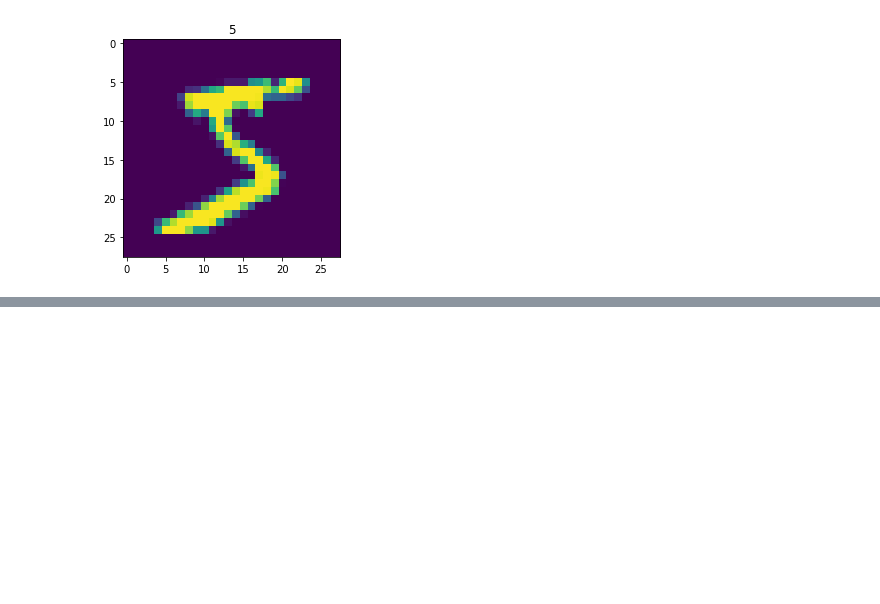
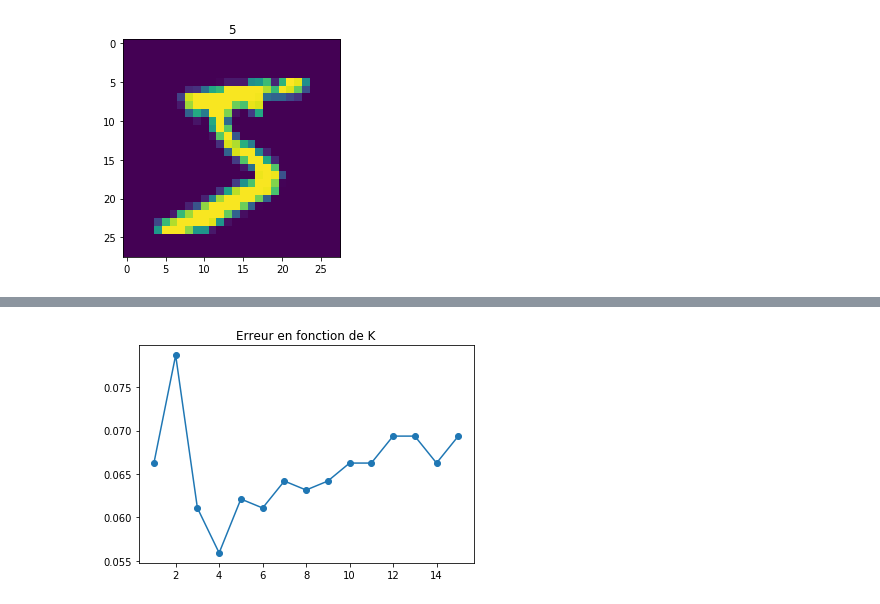
Before and after one commit to Thibaut-Arnoux/OCR_basic_machine_learning, a Jupyter notebook: k_NN.ipynb, the cells around one changed output, grey strips where cells are left out. Cells and saved outputs as stored; diff of their text form; code cells hidden in the pictures; blank space fills up the shorter version.

```diff
--- a/k_NN.ipynb
+++ b/k_NN.ipynb
@@ -60,0 +80,15 @@ err
+# %%
+k_np = np.arange(1, 16, 1)
+errors = np.zeros(15, dtype=float)
+knn = neighbors.KNeighborsClassifier()
+
+for k in k_np:
+    knn.n_neighbors = k
+    knn.fit(xtrain, ytrain)
+    errors[k-1] = 1 - knn.score(xtest, ytest)
+# %%
+plt.plot(k_np, errors, marker='o')
+plt.title('Erreur en fonction de K')
+plt.show()
+# %% [output]
+[figure, added]
```
Also changed, not shown: parts of 8 cells of this notebook, 1 other file.
